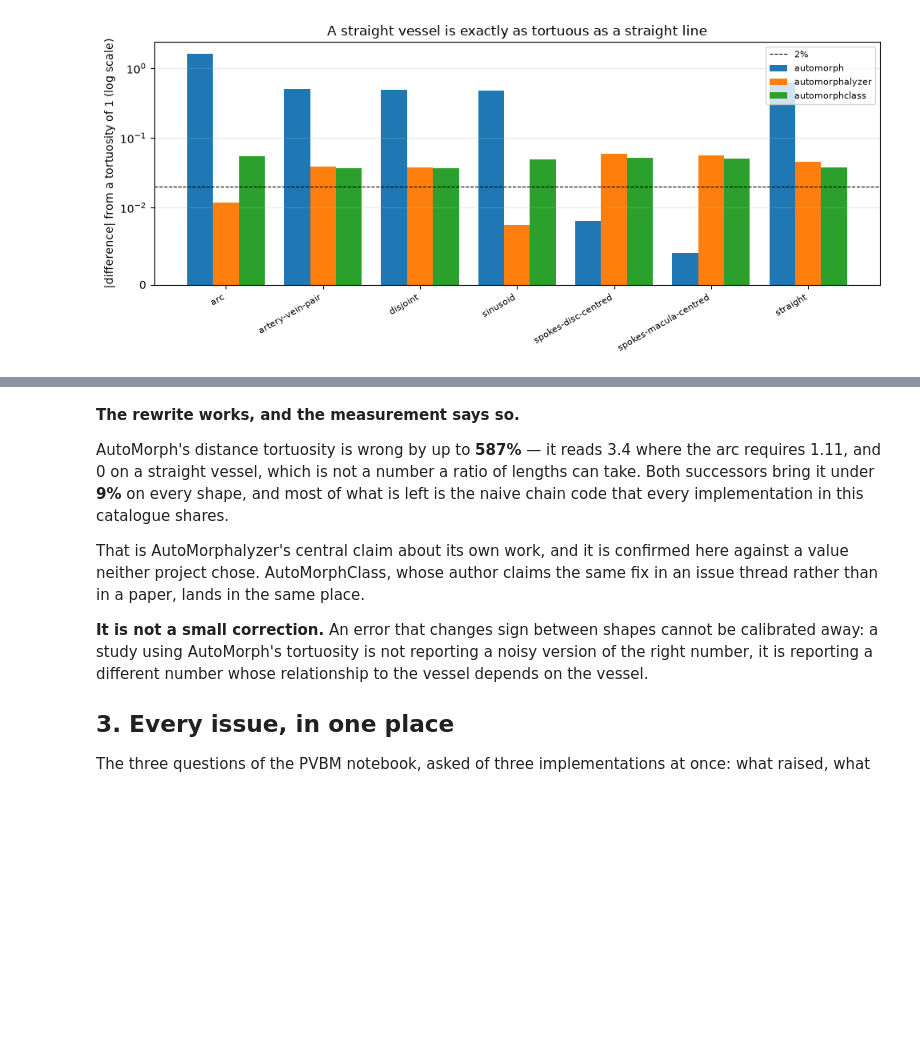
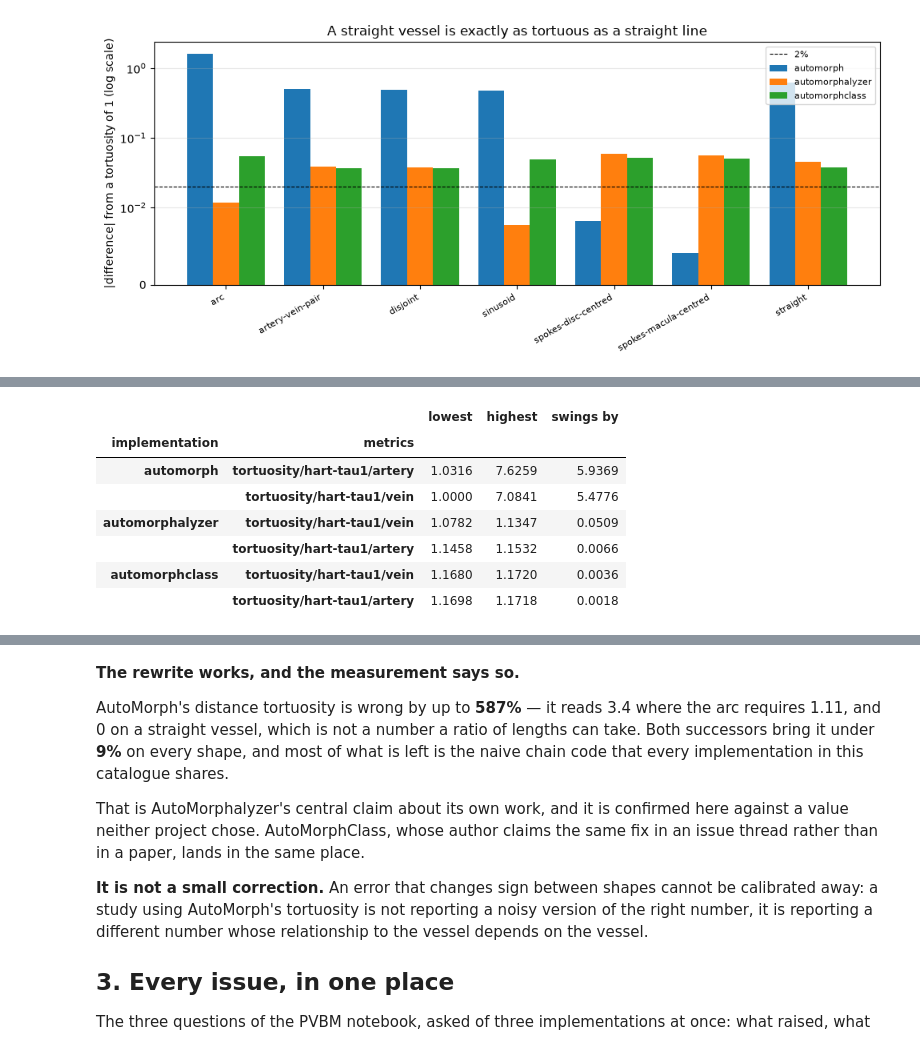
Before and after one commit to staskh/fundus-atlas, a Jupyter notebook: notebooks/biomarker-synthetic-automorph.ipynb, the cells around one changed output, grey strips where cells are left out. Cells and saved outputs as stored; diff of their text form; code cells hidden in the pictures; blank space fills up the shorter version.

```diff
--- a/notebooks/biomarker-synthetic-automorph.ipynb
+++ b/notebooks/biomarker-synthetic-automorph.ipynb
@@ -190,0 +227,16 @@ fig.tight_layout()
+# %%
+swing = (
+    arc.groupby(["implementation", "metrics"])["said"]
+    .agg(lowest="min", highest="max")
+)
+swing["swings by"] = (swing["highest"] - swing["lowest"]) / arc["theory"].iloc[0]
+swing.sort_values("swings by", ascending=False).round(4)
+# %% [output]
+|  |  | lowest | highest | swings by |
+| implementation | metrics |  |  |  |
+| automorph | tortuosity/hart-tau1/artery | 1.0316 | 7.6259 | 5.9369 |
+|  | tortuosity/hart-tau1/vein | 1.0000 | 7.0841 | 5.4776 |
+| automorphalyzer | tortuosity/hart-tau1/vein | 1.0782 | 1.1347 | 0.0509 |
+|  | tortuosity/hart-tau1/artery | 1.1458 | 1.1532 | 0.0066 |
+| automorphclass | tortuosity/hart-tau1/vein | 1.1680 | 1.1720 | 0.0036 |
+|  | tortuosity/hart-tau1/artery | 1.1698 | 1.1718 | 0.0018 |
```
Also changed, not shown: parts of 3 cells of this notebook.
